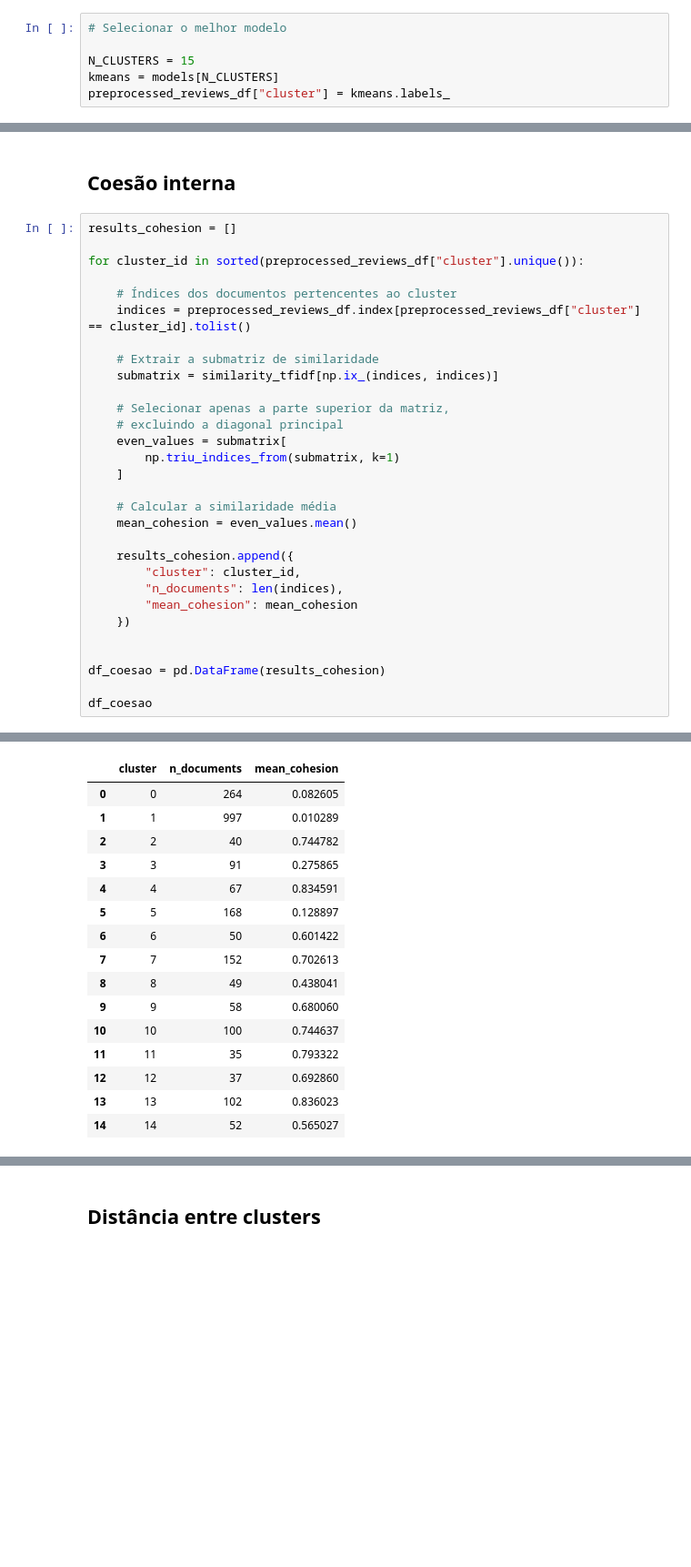
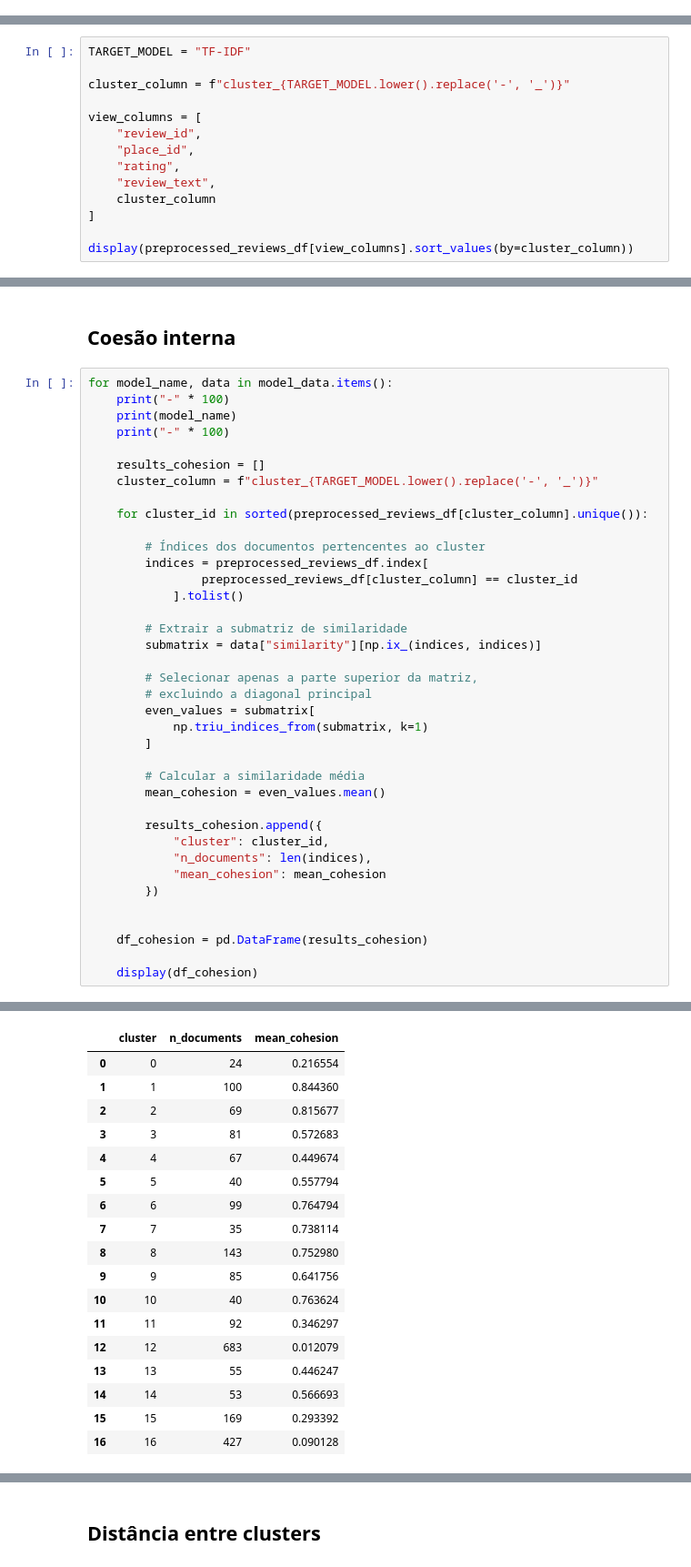
Before and after one commit to incrisvel/adaptaste, a Jupyter notebook: similarity_clustering.ipynb, the cells around one changed output, grey strips where cells are left out. Shown at 91% size. Cells and saved outputs as stored; diff of their text form; blank space fills up the shorter version.

```diff
--- a/similarity_clustering.ipynb
+++ b/similarity_clustering.ipynb
@@ -308,6 +315,0 @@ display(
-# %%
-# Selecionar o melhor modelo
-
-N_CLUSTERS = 15
-kmeans = models[N_CLUSTERS]
-preprocessed_reviews_df["cluster"] = kmeans.labels_
@@ -422,0 +391,14 @@ CLUSTER 5 — 168 reviews
+# %%
+TARGET_MODEL = "TF-IDF"
+
+cluster_column = f"cluster_{TARGET_MODEL.lower().replace('-', '_')}"
+
+view_columns = [
+    "review_id",
+    "place_id",
+    "rating",
+    "review_text",
+    cluster_column
+]
+
+display(preprocessed_reviews_df[view_columns].sort_values(by=cluster_column))
@@ -759,33 +786,41 @@ CLUSTER 5
 # %% [markdown]
 ## Coesão interna
 # %%
-results_cohesion = []
+for model_name, data in model_data.items():
+    print("-" * 100)
+    print(model_name)
+    print("-" * 100)
 
-for cluster_id in sorted(preprocessed_reviews_df["cluster"].unique()):
+    results_cohesion = []
+    cluster_column = f"cluster_{TARGET_MODEL.lower().replace('-', '_')}"
 
-    # Índices dos documentos pertencentes ao cluster
-    indices = preprocessed_reviews_df.index[preprocessed_reviews_df["cluster"] == cluster_id].tolist()
+    for cluster_id in sorted(preprocessed_reviews_df[cluster_column].unique()):
 
-    # Extrair a submatriz de similaridade
-    submatrix = similarity_tfidf[np.ix_(indices, indices)]
+        # Índices dos documentos pertencentes ao cluster
+        indices = preprocessed_reviews_df.index[
+                preprocessed_reviews_df[cluster_column] == cluster_id
+            ].tolist()
 
-    # Selecionar apenas a parte superior da matriz,
-    # excluindo a diagonal principal
-    even_values = submatrix[
-        np.triu_indices_from(submatrix, k=1)
-    ]
+        # Extrair a submatriz de similaridade
+        submatrix = data["similarity"][np.ix_(indices, indices)]
 
-    # Calcular a similaridade média
-    mean_cohesion = even_values.mean()
+        # Selecionar apenas a parte superior da matriz,
+        # excluindo a diagonal principal
+        even_values = submatrix[
+            np.triu_indices_from(submatrix, k=1)
+        ]
 
-    results_cohesion.append({
-        "cluster": cluster_id,
-        "n_documents": len(indices),
-        "mean_cohesion": mean_cohesion
-    })
+        # Calcular a similaridade média
+        mean_cohesion = even_values.mean()
+
+        results_cohesion.append({
+            "cluster": cluster_id,
+            "n_documents": len(indices),
+            "mean_cohesion": mean_cohesion
+        })
 
 
-df_coesao = pd.DataFrame(results_cohesion)
+    df_cohesion = pd.DataFrame(results_cohesion)
 
-df_coesao
+    display(df_cohesion)
 # %% [output]
@@ -792,16 +830,18 @@ df_coesao
 |  | cluster | n_documents | mean_cohesion |
-| 0 | 0 | 264 | 0.082605 |
-| 1 | 1 | 997 | 0.010289 |
-| 2 | 2 | 40 | 0.744782 |
-| 3 | 3 | 91 | 0.275865 |
-| 4 | 4 | 67 | 0.834591 |
-| 5 | 5 | 168 | 0.128897 |
-| 6 | 6 | 50 | 0.601422 |
-| 7 | 7 | 152 | 0.702613 |
-| 8 | 8 | 49 | 0.438041 |
-| 9 | 9 | 58 | 0.680060 |
-| 10 | 10 | 100 | 0.744637 |
-| 11 | 11 | 35 | 0.793322 |
-| 12 | 12 | 37 | 0.692860 |
-| 13 | 13 | 102 | 0.836023 |
-| 14 | 14 | 52 | 0.565027 |
+| 0 | 0 | 24 | 0.216554 |
+| 1 | 1 | 100 | 0.844360 |
+| 2 | 2 | 69 | 0.815677 |
+| 3 | 3 | 81 | 0.572683 |
+| 4 | 4 | 67 | 0.449674 |
+| 5 | 5 | 40 | 0.557794 |
+| 6 | 6 | 99 | 0.764794 |
+| 7 | 7 | 35 | 0.738114 |
+| 8 | 8 | 143 | 0.752980 |
+| 9 | 9 | 85 | 0.641756 |
+| 10 | 10 | 40 | 0.763624 |
+| 11 | 11 | 92 | 0.346297 |
+| 12 | 12 | 683 | 0.012079 |
+| 13 | 13 | 55 | 0.446247 |
+| 14 | 14 | 53 | 0.566693 |
+| 15 | 15 | 169 | 0.293392 |
+| 16 | 16 | 427 | 0.090128 |
```
Also changed, not shown: parts of 18 cells of this notebook.
